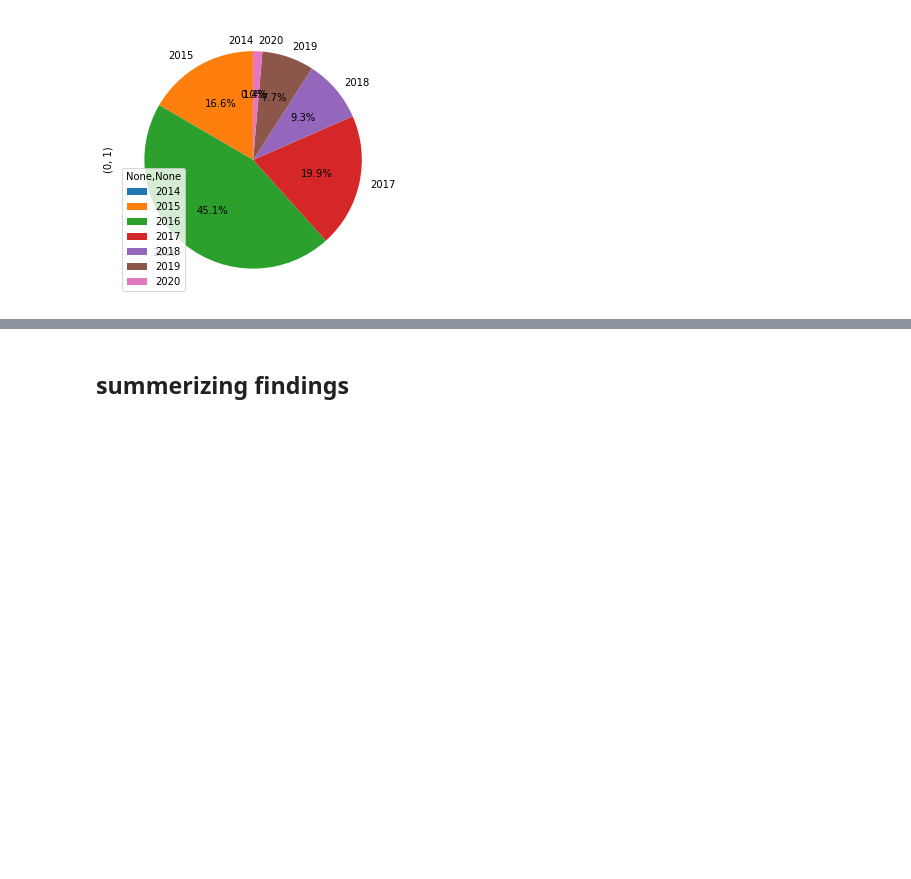
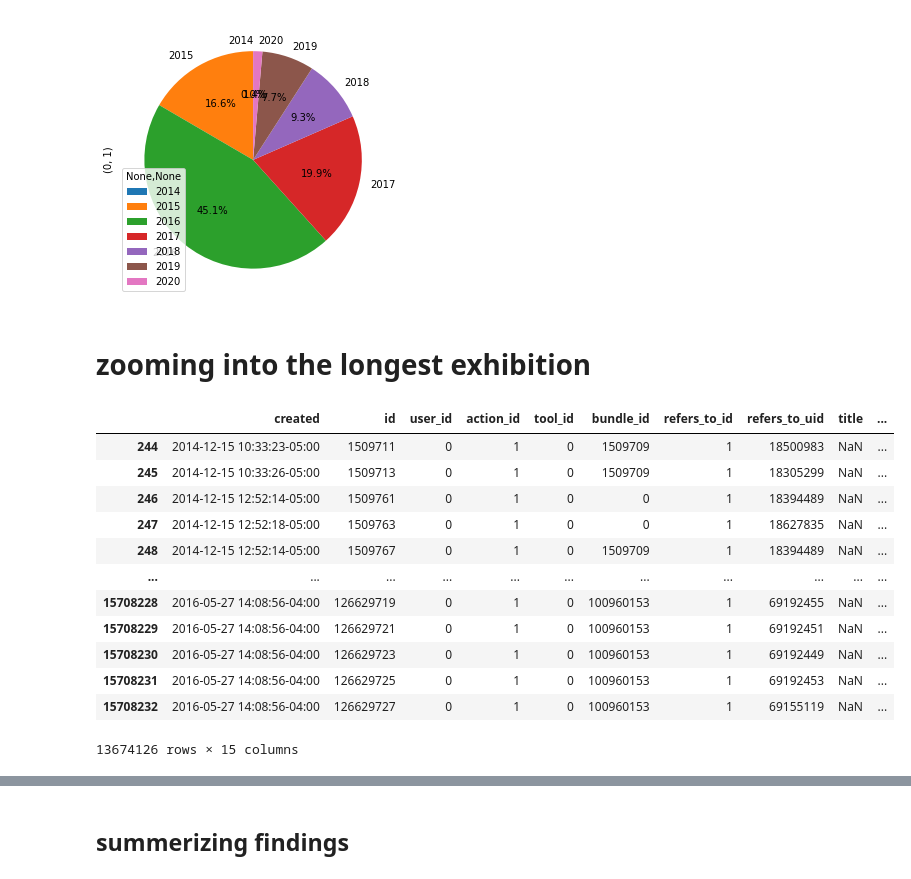
Before and after one commit to ShirinStar/Pen_Data_Dictionary, a Jupyter notebook: data/visits items overview.ipynb, the cells around one changed output, grey strips where cells are left out. Drawn from its saved outputs; the diff is of its cells as text; code cells hidden in the pictures; blank space fills up the shorter version.

```diff
--- a/data/visits items overview.ipynb
+++ b/data/visits items overview.ipynb
@@ -565,3 +566,25 @@ visitItems_by_date.unstack(level=0).plot.pie(y=0, figsize=(5, 5),autopct='%1.1f%
 # %% [output]
 <matplotlib.axes._subplots.AxesSubplot at 0x...>
 [figure]
+# %% [markdown]
+# zooming into the longest exhibition
+# %%
+start_date = '2014-12-12'
+end_date = '2017-10-29'
+mask = (visitsItem_openinghours['created'] > start_date) & (visitsItem_openinghours['created'] <= end_date)
+long_exhibition = visitsItem_openinghours.loc[mask]
+long_exhibition
+# %% [output]
+|  | created | id | user_id | action_id | tool_id | bundle_id | refers_to_id | refers_to_uid | title | ... |
+| 244 | 2014-12-15 10:33:23-05:00 | 1509711 | 0 | 1 | 0 | 1509709 | 1 | 18500983 | NaN | ... |
+| 245 | 2014-12-15 10:33:26-05:00 | 1509713 | 0 | 1 | 0 | 1509709 | 1 | 18305299 | NaN | ... |
+| 246 | 2014-12-15 12:52:14-05:00 | 1509761 | 0 | 1 | 0 | 0 | 1 | 18394489 | NaN | ... |
+| 247 | 2014-12-15 12:52:18-05:00 | 1509763 | 0 | 1 | 0 | 0 | 1 | 18627835 | NaN | ... |
+| 248 | 2014-12-15 12:52:14-05:00 | 1509767 | 0 | 1 | 0 | 1509709 | 1 | 18394489 | NaN | ... |
+| ... | ... | ... | ... | ... | ... | ... | ... | ... | ... | ... |
+| 15708228 | 2016-05-27 14:08:56-04:00 | 126629719 | 0 | 1 | 0 | 100960153 | 1 | 69192455 | NaN | ... |
+| 15708229 | 2016-05-27 14:08:56-04:00 | 126629721 | 0 | 1 | 0 | 100960153 | 1 | 69192451 | NaN | ... |
+| 15708230 | 2016-05-27 14:08:56-04:00 | 126629723 | 0 | 1 | 0 | 100960153 | 1 | 69192449 | NaN | ... |
+| 15708231 | 2016-05-27 14:08:56-04:00 | 126629725 | 0 | 1 | 0 | 100960153 | 1 | 69192453 | NaN | ... |
+| 15708232 | 2016-05-27 14:08:56-04:00 | 126629727 | 0 | 1 | 0 | 100960153 | 1 | 69155119 | NaN | ... |
+13674126 rows × 15 columns
```
Also changed, not shown: parts of 5 cells of this notebook, 5 other files.
